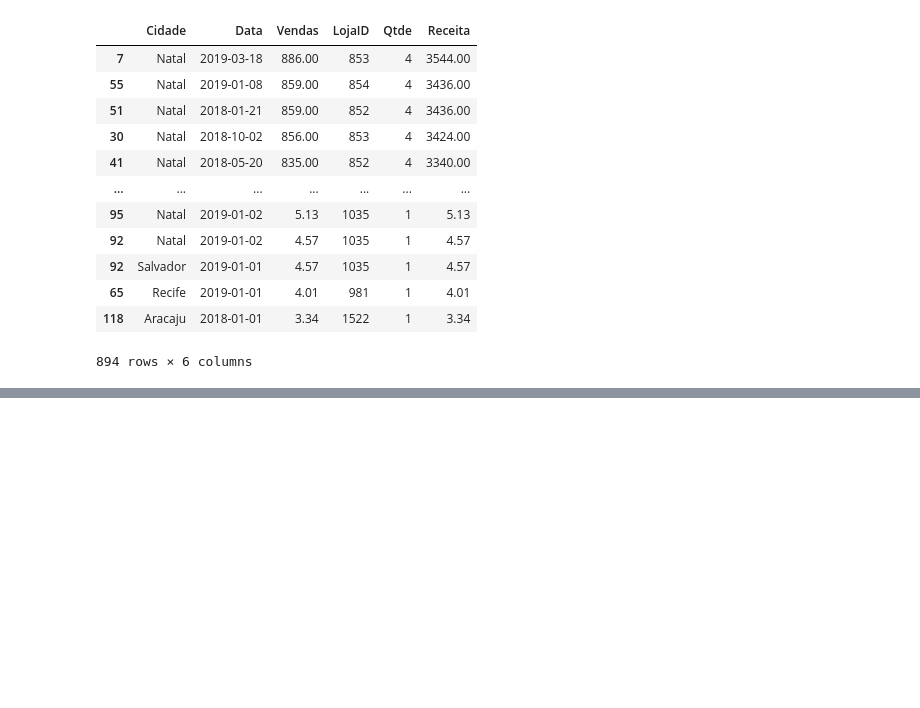
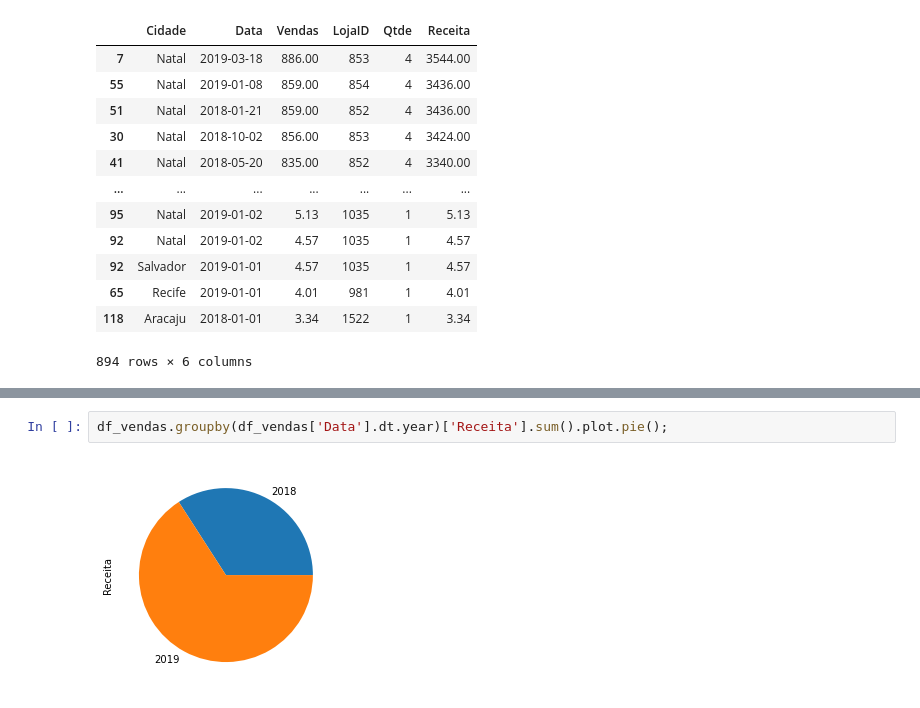
Before and after one commit to Albislan/dio_projeto_pandas1, a Jupyter notebook: analise_excell.ipynb, the cells around one changed output, grey strips where cells are left out. Saved outputs shown, nothing was run; the diff lists cells and outputs as text; blank space fills up the shorter version.

```diff
--- a/analise_excell.ipynb
+++ b/analise_excell.ipynb
@@ -156,0 +250,4 @@ df_vendas.sort_values('Receita', ascending=False) # ordenando os valores de Rece
+# %%
+df_vendas.groupby(df_vendas['Data'].dt.year)['Receita'].sum().plot.pie();
+# %% [output]
+[figure, added]
```
Also changed, not shown: parts of 23 cells of this notebook, 1 other file.
